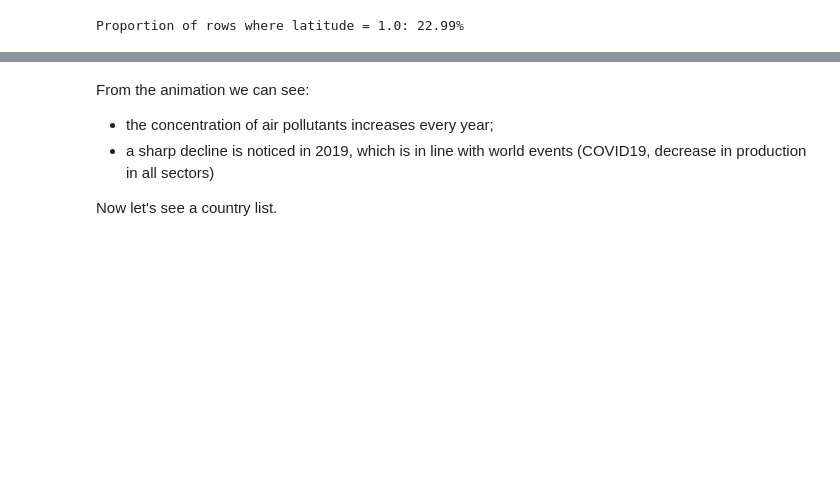
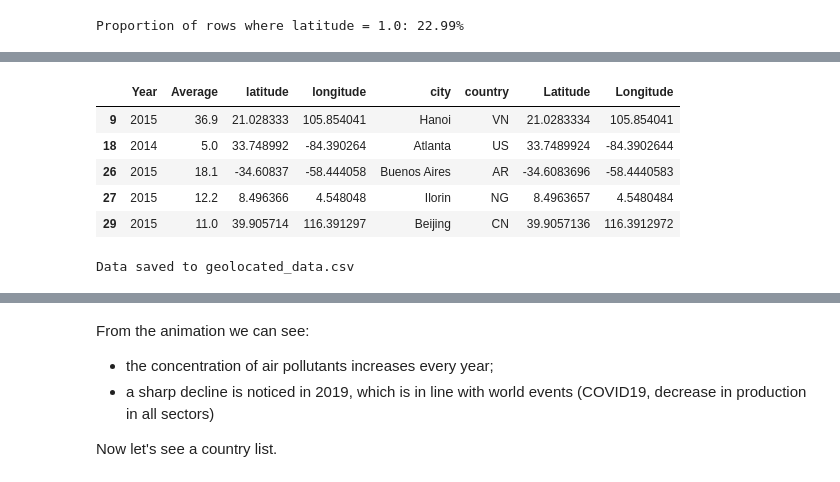
Before and after one commit to NadzeyaShastak/Jupyter-portfolio, a Jupyter notebook: air-polution-analysis-on-air-quality.ipynb, the cells around one changed output, grey strips where cells are left out. Cells and saved outputs as stored; diff of their text form; code cells hidden in the pictures; blank space fills up the shorter version.

```diff
--- a/air-polution-analysis-on-air-quality.ipynb
+++ b/air-polution-analysis-on-air-quality.ipynb
@@ -222,0 +263,3 @@ Proportion of rows where latitude = 1.0: 22.99%
+# %%
+latitude_incorrect = geo_location[geo_location["latitude"]== 1.0]
+latitude_incorrect.head()
@@ -222,0 +310,17 @@ Proportion of rows where latitude = 1.0: 22.99%
+# %%
+# Update dataset with correct geolocation
+def update_geolocations(df):
+    for index, row in df.iterrows():
+        city, country = row['city'], row['country']
+        print(f"Fetching geolocation for {city}, {country}...")
+        lat, lon = get_geolocation(city, country)
+        if lat and lon:
+            df.loc[index, 'latitude'] = float(lat)
+            df.loc[index, 'longitude'] = float(lon)
+        time.sleep(1.5)  # Respect the API rate limit
+    return df
+
+# Correct geolocations
+updated_df = update_geolocations(latitude_incorrect)
+
+print(updated_df)
@@ -222,0 +345,14 @@ Proportion of rows where latitude = 1.0: 22.99%
+# %%
+updated_df.head()
+# %% [output]
+|  | Year | Average | latitude | longitude | city | country | Latitude | Longitude |
+| 9 | 2015 | 36.9 | 21.028333 | 105.854041 | Hanoi | VN | 21.0283334 | 105.854041 |
+| 18 | 2014 | 5.0 | 33.748992 | -84.390264 | Atlanta | US | 33.7489924 | -84.3902644 |
+| 26 | 2015 | 18.1 | -34.60837 | -58.444058 | Buenos Aires | AR | -34.6083696 | -58.4440583 |
+| 27 | 2015 | 12.2 | 8.496366 | 4.548048 | Ilorin | NG | 8.4963657 | 4.5480484 |
+| 29 | 2015 | 11.0 | 39.905714 | 116.391297 | Beijing | CN | 39.9057136 | 116.3912972 |
+# %%
+updated_df.to_csv('geolocated_data.csv', index=False)
+print("Data saved to geolocated_data.csv")
+# %% [output]
+Data saved to geolocated_data.csv
```
Also changed, not shown: parts of 18 cells of this notebook.
